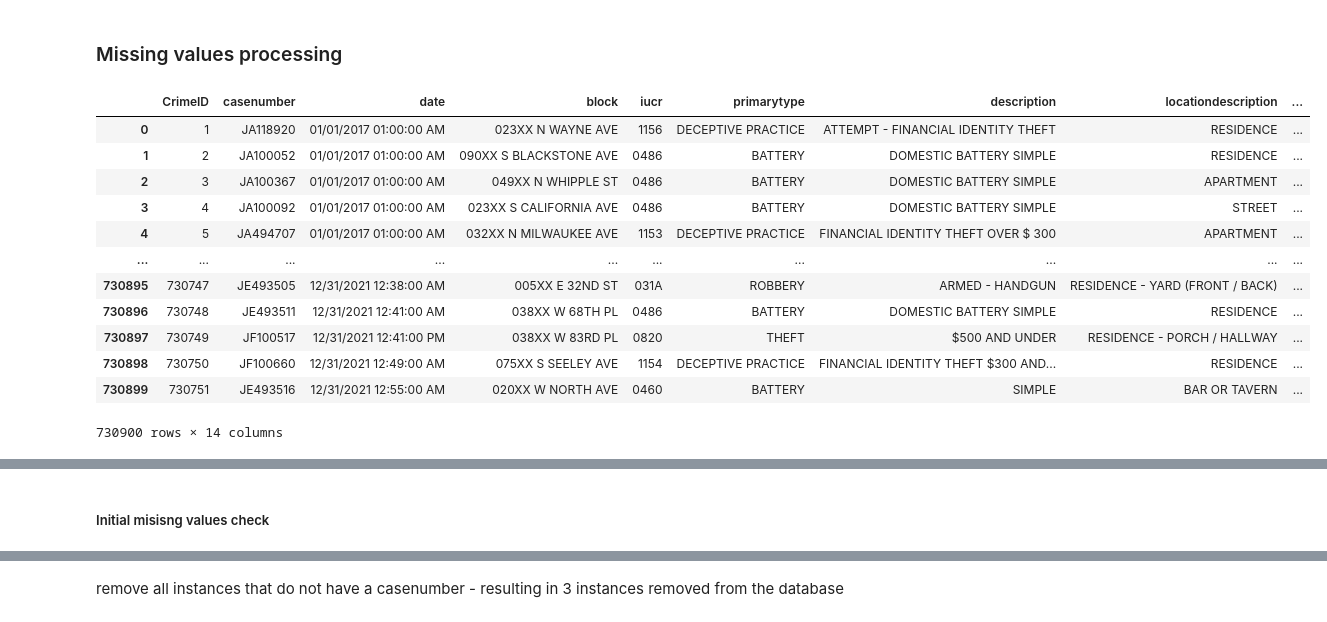
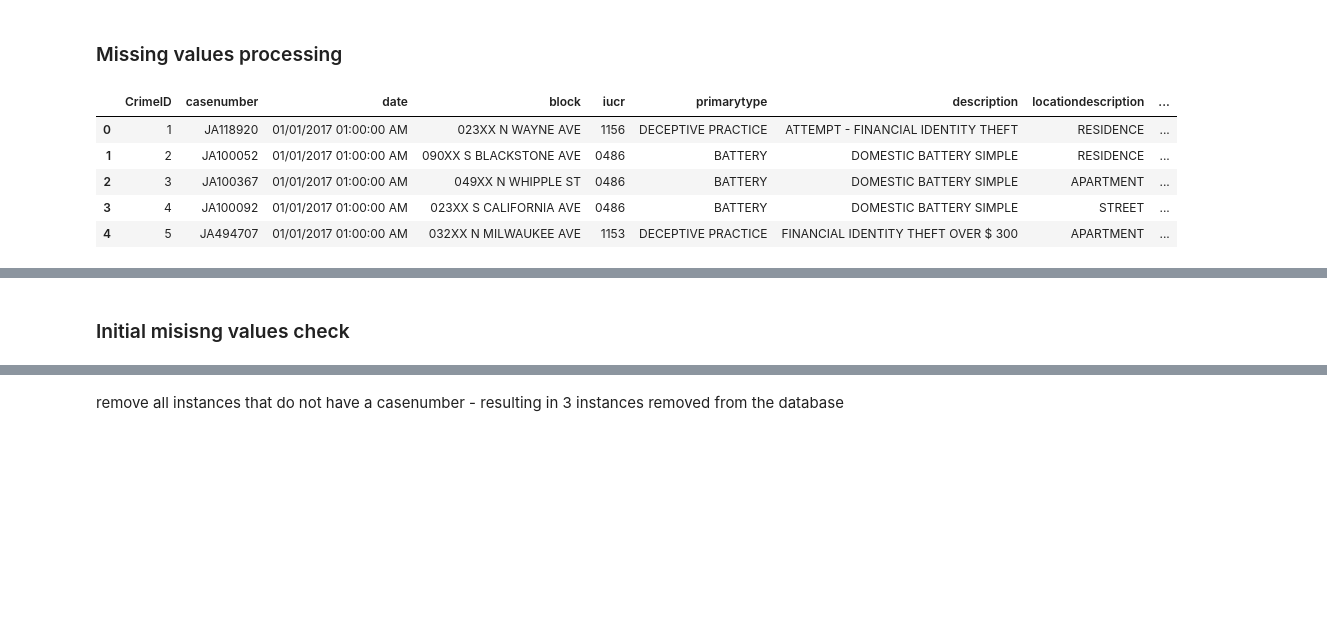
Before and after one commit to AngeloBarisano/data_management_and_ethics, a Jupyter notebook: Code/datacleaning.ipynb, the cells around one changed output, grey strips where cells are left out. Saved outputs shown, nothing was run; the diff lists cells and outputs as text; code cells hidden in the pictures; blank space fills up the shorter version.

```diff
--- a/Code/datacleaning.ipynb
+++ b/Code/datacleaning.ipynb
@@ -30,18 +84,11 @@ None
 # %% [markdown]
 ### Missing values processing
 # %%
-df
+df.head()
 # %% [output]
 |  | CrimeID | casenumber | date | block | iucr | primarytype | description | locationdescription | ... |
 | 0 | 1 | JA118920 | 01/01/2017 01:00:00 AM | 023XX N WAYNE AVE | 1156 | DECEPTIVE PRACTICE | ATTEMPT - FINANCIAL IDENTITY THEFT | RESIDENCE | ... |
 | 1 | 2 | JA100052 | 01/01/2017 01:00:00 AM | 090XX S BLACKSTONE AVE | 0486 | BATTERY | DOMESTIC BATTERY SIMPLE | RESIDENCE | ... |
 | 2 | 3 | JA100367 | 01/01/2017 01:00:00 AM | 049XX N WHIPPLE ST | 0486 | BATTERY | DOMESTIC BATTERY SIMPLE | APARTMENT | ... |
 | 3 | 4 | JA100092 | 01/01/2017 01:00:00 AM | 023XX S CALIFORNIA AVE | 0486 | BATTERY | DOMESTIC BATTERY SIMPLE | STREET | ... |
 | 4 | 5 | JA494707 | 01/01/2017 01:00:00 AM | 032XX N MILWAUKEE AVE | 1153 | DECEPTIVE PRACTICE | FINANCIAL IDENTITY THEFT OVER $ 300 | APARTMENT | ... |
-| ... | ... | ... | ... | ... | ... | ... | ... | ... | ... |
-| 730895 | 730747 | JE493505 | 12/31/2021 12:38:00 AM | 005XX E 32ND ST | 031A | ROBBERY | ARMED - HANDGUN | RESIDENCE - YARD (FRONT / BACK) | ... |
-| 730896 | 730748 | JE493511 | 12/31/2021 12:41:00 AM | 038XX W 68TH PL | 0486 | BATTERY | DOMESTIC BATTERY SIMPLE | RESIDENCE | ... |
-| 730897 | 730749 | JF100517 | 12/31/2021 12:41:00 PM | 038XX W 83RD PL | 0820 | THEFT | $500 AND UNDER | RESIDENCE - PORCH / HALLWAY | ... |
-| 730898 | 730750 | JF100660 | 12/31/2021 12:49:00 AM | 075XX S SEELEY AVE | 1154 | DECEPTIVE PRACTICE | FINANCIAL IDENTITY THEFT $300 AND... | RESIDENCE | ... |
-| 730899 | 730751 | JE493516 | 12/31/2021 12:55:00 AM | 020XX W NORTH AVE | 0460 | BATTERY | SIMPLE | BAR OR TAVERN | ... |
-730900 rows × 14 columns
@@ -48,5 +96,5 @@ df
 # %% [markdown]
-##### Initial misisng values check
+### Initial misisng values check
 # %%
 # simple missing values check
 df.isna().sum()
```
Also changed, not shown: parts of 44 cells of this notebook, 3 other files.
